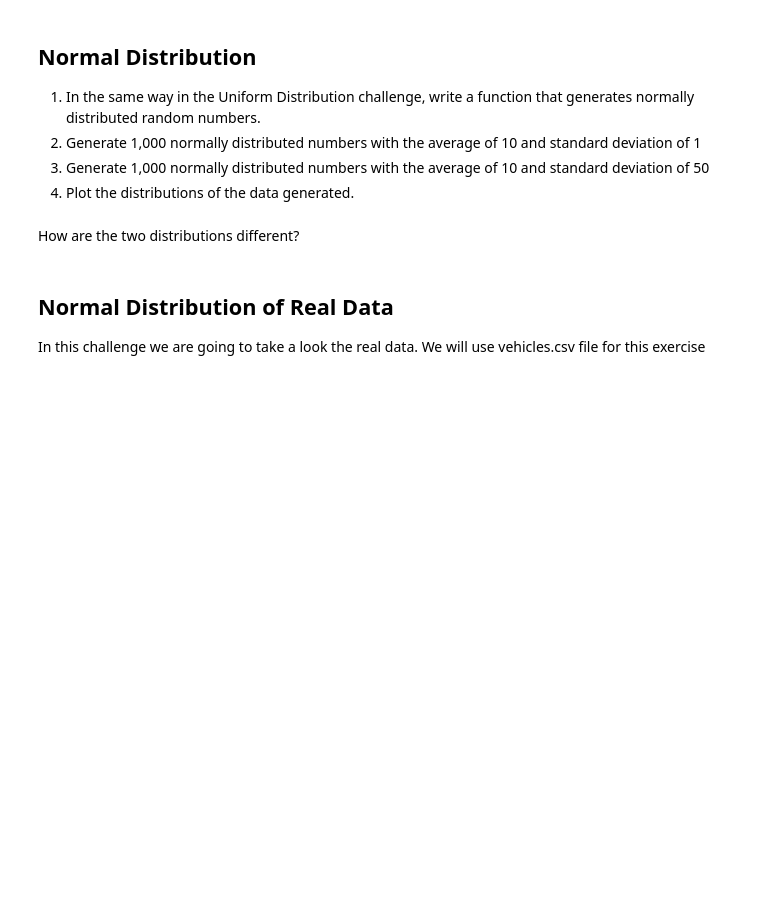
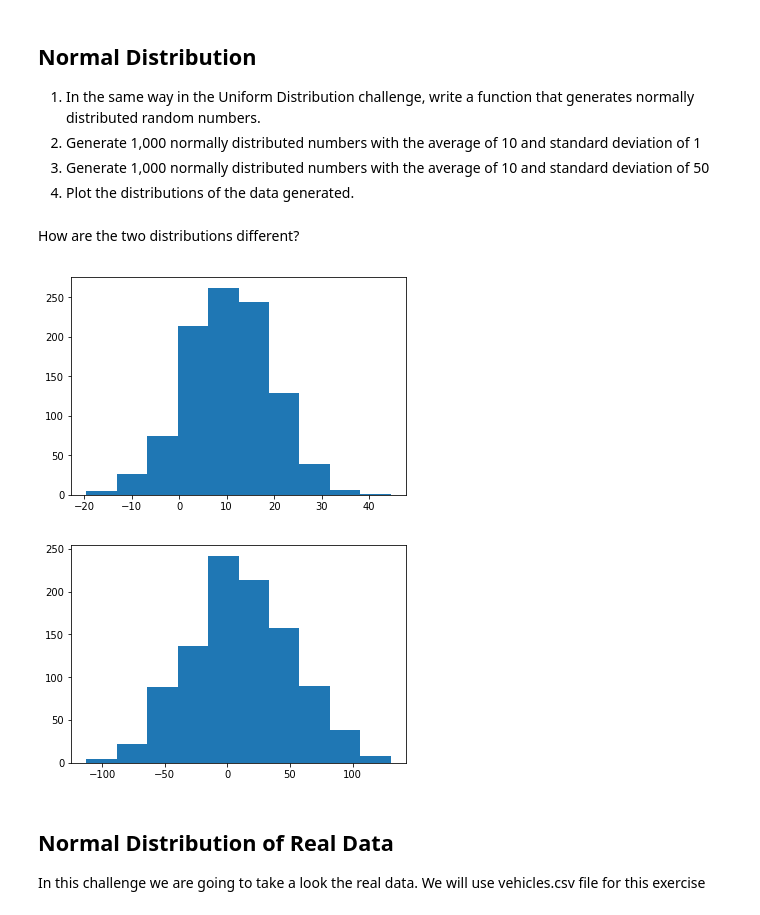
Before and after one commit to ta-datapt-bcn/lab-cont-probability-distribution, a Jupyter notebook: your_code/main.ipynb, the cells around one changed output. Saved outputs shown, nothing was run; the diff lists cells and outputs as text; code cells hidden in the pictures; blank space fills up the shorter version.

```diff
--- a/your_code/main.ipynb
+++ b/your_code/main.ipynb
@@ -54,10 +90,29 @@ How are the two distributions different?
 1. Generate 1,000 normally distributed numbers with the average of 10 and standard deviation of 1
 1. Generate 1,000 normally distributed numbers with the average of 10 and standard deviation of 50
 2. Plot the distributions of the data generated.
+# %%
+# your code here
+import math
+from scipy.stats import norm
+
+def normal_d(avg, std, count):
+    x = norm.rvs(size=count)
+    randoms  = avg + (std-avg)*x
+    return randoms
+
+normal_1 = normal_d(10,1,1000)
+normal_2 = normal_d(10,50,1000)
 # %% [markdown]
 How are the two distributions different?
 # %%
 # different distrubiton around the mean (x-axis)
+plt.hist(normal_1)
+plt.show()
+plt.hist(normal_2)
+plt.show()
+# %% [output]
+[figure, added]
+[figure, added]
 # %% [markdown]
 ## Normal Distribution of Real Data
 
```
Also changed, not shown: parts of 14 cells of this notebook, 1 other file.
